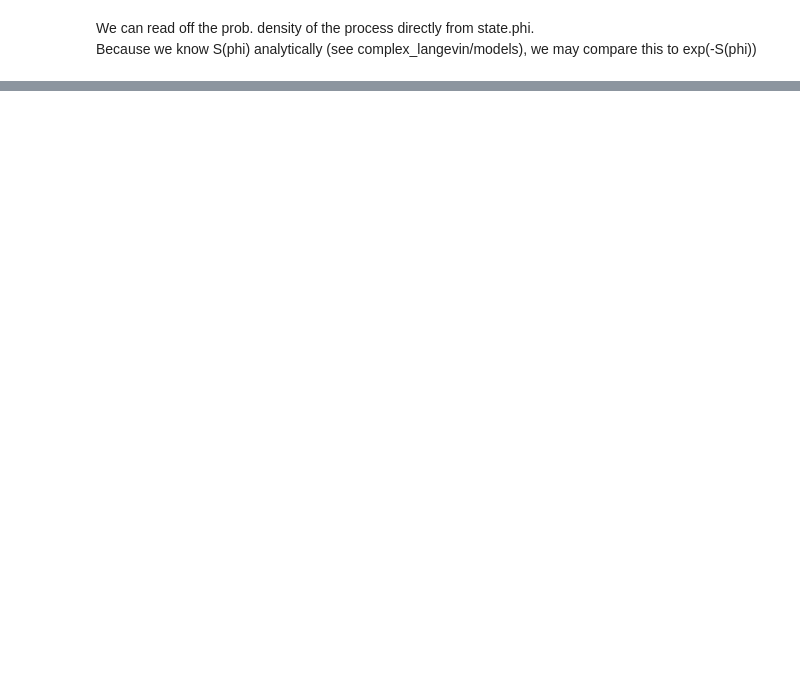
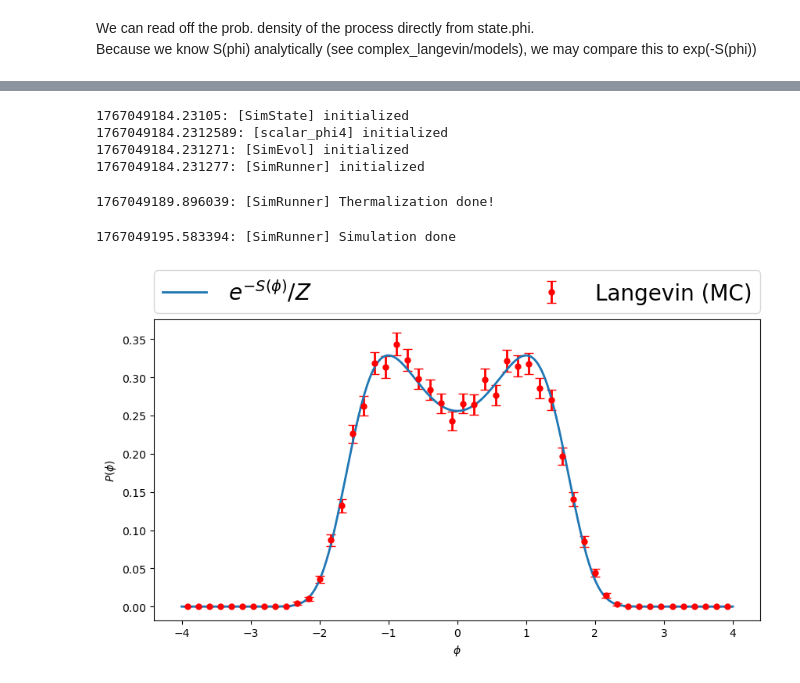
Before and after one commit to helmbergerfabian/complex_langevin_pytorch, a Jupyter notebook: src/complex_langevin/notebooks/sim_basics.ipynb, the cells around one changed output, grey strips where cells are left out. Saved outputs shown, nothing was run; the diff lists cells and outputs as text; code cells hidden in the pictures; blank space fills up the shorter version.

```diff
--- a/src/complex_langevin/notebooks/sim_basics.ipynb
+++ b/src/complex_langevin/notebooks/sim_basics.ipynb
@@ -140,0 +136,13 @@ runner2.step()
+# %%
+sim_objects = set_sim(sigma = -1)
+state, model, runner = run_sim(*sim_objects)
+
+plot_hist(state, model)
+# %% [output]
+1767049184.23105: [SimState] initialized
+1767049184.2312589: [scalar_phi4] initialized
+1767049184.231271: [SimEvol] initialized
+1767049184.231277: [SimRunner] initialized
+1767049189.896039: [SimRunner] Thermalization done!
+1767049195.583394: [SimRunner] Simulation done
+[figure, added]
```
Also changed, not shown: parts of 11 cells of this notebook.
